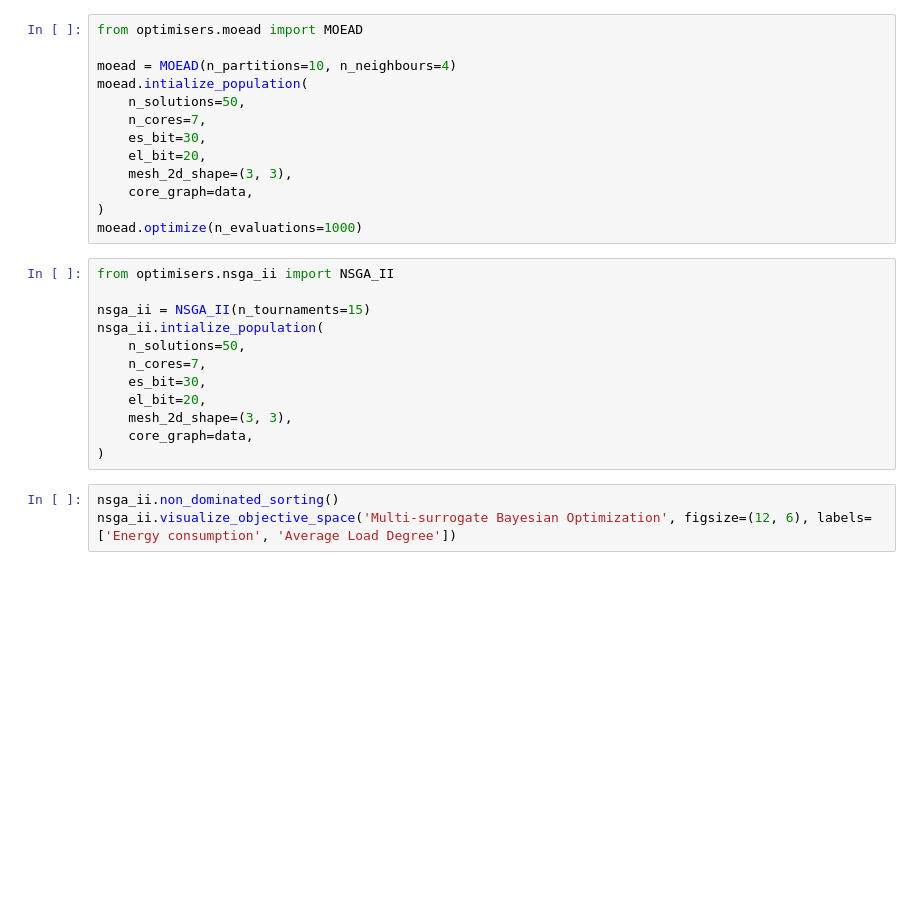
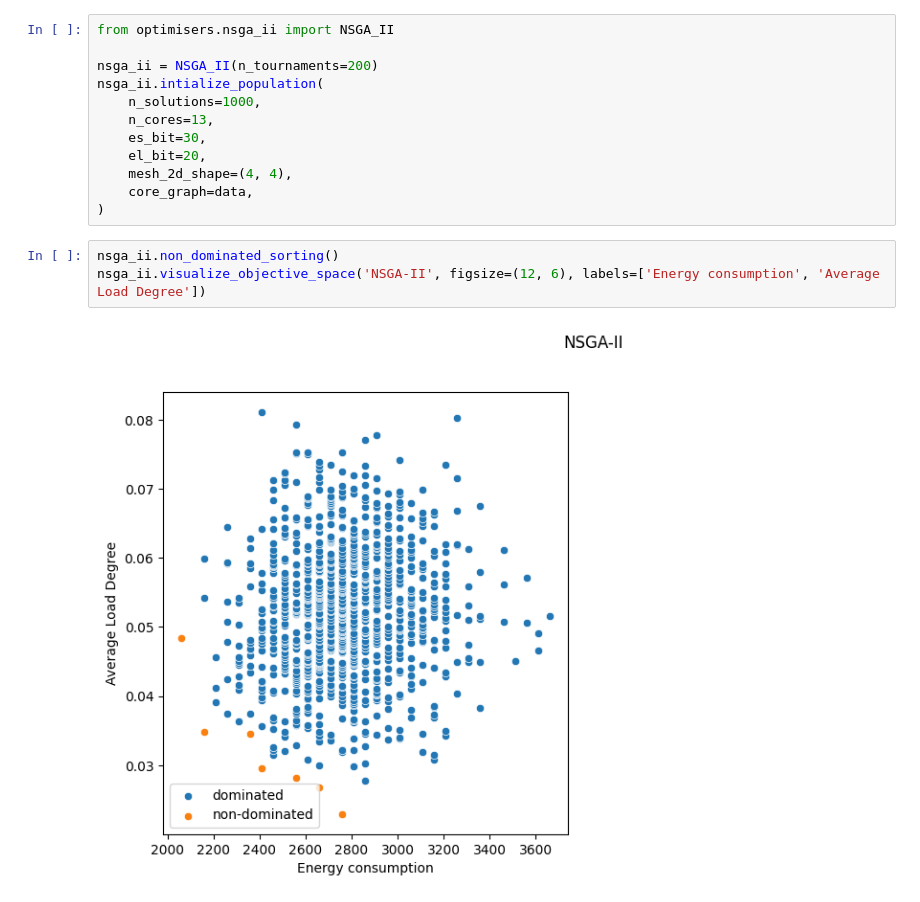
Before and after one commit to dathd6/NoC-Design-Optimization, a Jupyter notebook: notebook.ipynb, the cells around one changed output. Drawn from its saved outputs; the diff is of its cells as text; blank space fills up the shorter version.

```diff
--- a/notebook.ipynb
+++ b/notebook.ipynb
@@ -16,30 +25,19 @@ array([[   0,    3,  104],
 # %%
-from optimisers.moead import MOEAD
+from optimisers.nsga_ii import NSGA_II
 
-moead = MOEAD(n_partitions=10, n_neighbours=4)
-moead.intialize_population(
-    n_solutions=50,
-    n_cores=7,
+nsga_ii = NSGA_II(n_tournaments=200)
+nsga_ii.intialize_population(
+    n_solutions=1000,
+    n_cores=13,
     es_bit=30,
     el_bit=20,
-    mesh_2d_shape=(3, 3),
+    mesh_2d_shape=(4, 4),
     core_graph=data,
 )
-moead.optimize(n_evaluations=1000)
-# %%
-from optimisers.nsga_ii import NSGA_II
-
-nsga_ii = NSGA_II(n_tournaments=15)
-nsga_ii.intialize_population(
-    n_solutions=50,
-    n_cores=7,
-    es_bit=30,
-    el_bit=20,
-    mesh_2d_shape=(3, 3),
-    core_graph=data,
-)
 # %%
 nsga_ii.non_dominated_sorting()
-nsga_ii.visualize_objective_space('Multi-surrogate Bayesian Optimization', figsize=(12, 6), labels=['Energy consumption', 'Average Load Degree'])
+nsga_ii.visualize_objective_space('NSGA-II', figsize=(12, 6), labels=['Energy consumption', 'Average Load Degree'])
+# %% [output]
+[figure, added]
 # %%
 nsga_ii.population[0].visualize_core_graph()
```
Also changed, not shown: parts of 20 cells of this notebook, 8 other files.
